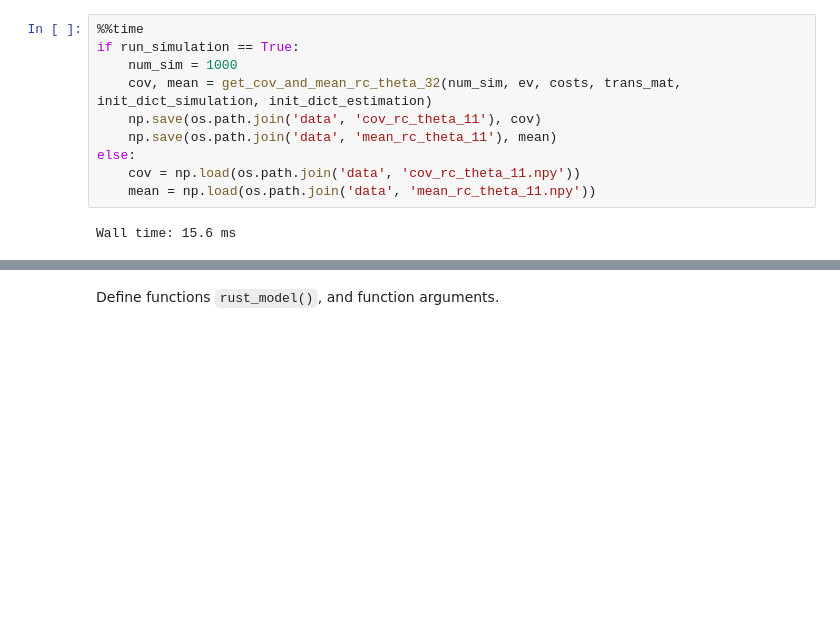
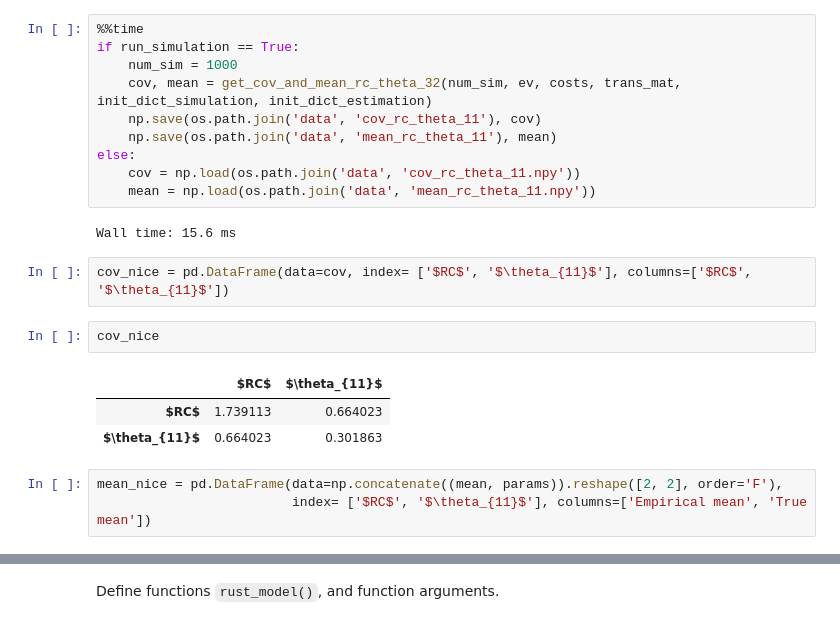
Before and after one commit to bhmueller/thesis, a Jupyter notebook: shapley_RC_theta_1.ipynb, the cells around one changed output, grey strips where cells are left out. Saved outputs shown, nothing was run; the diff lists cells and outputs as text; blank space fills up the shorter version.

```diff
--- a/shapley_RC_theta_1.ipynb
+++ b/shapley_RC_theta_1.ipynb
@@ -77,3 +79,14 @@ else:
     mean = np.load(os.path.join('data', 'mean_rc_theta_11.npy'))
 # %% [output]
 Wall time: 15.6 ms
+# %%
+cov_nice = pd.DataFrame(data=cov, index= ['$RC$', '$\theta_{11}$'], columns=['$RC$', '$\theta_{11}$'])
+# %%
+cov_nice
+# %% [output]
+|  | $RC$ | $\theta_{11}$ |
+| $RC$ | 1.739113 | 0.664023 |
+| $\theta_{11}$ | 0.664023 | 0.301863 |
+# %%
+mean_nice = pd.DataFrame(data=np.concatenate((mean, params)).reshape([2, 2], order='F'),
+                         index= ['$RC$', '$\theta_{11}$'], columns=['Empirical mean', 'True mean'])
```
Also changed, not shown: parts of 23 cells of this notebook, 1 other file.
